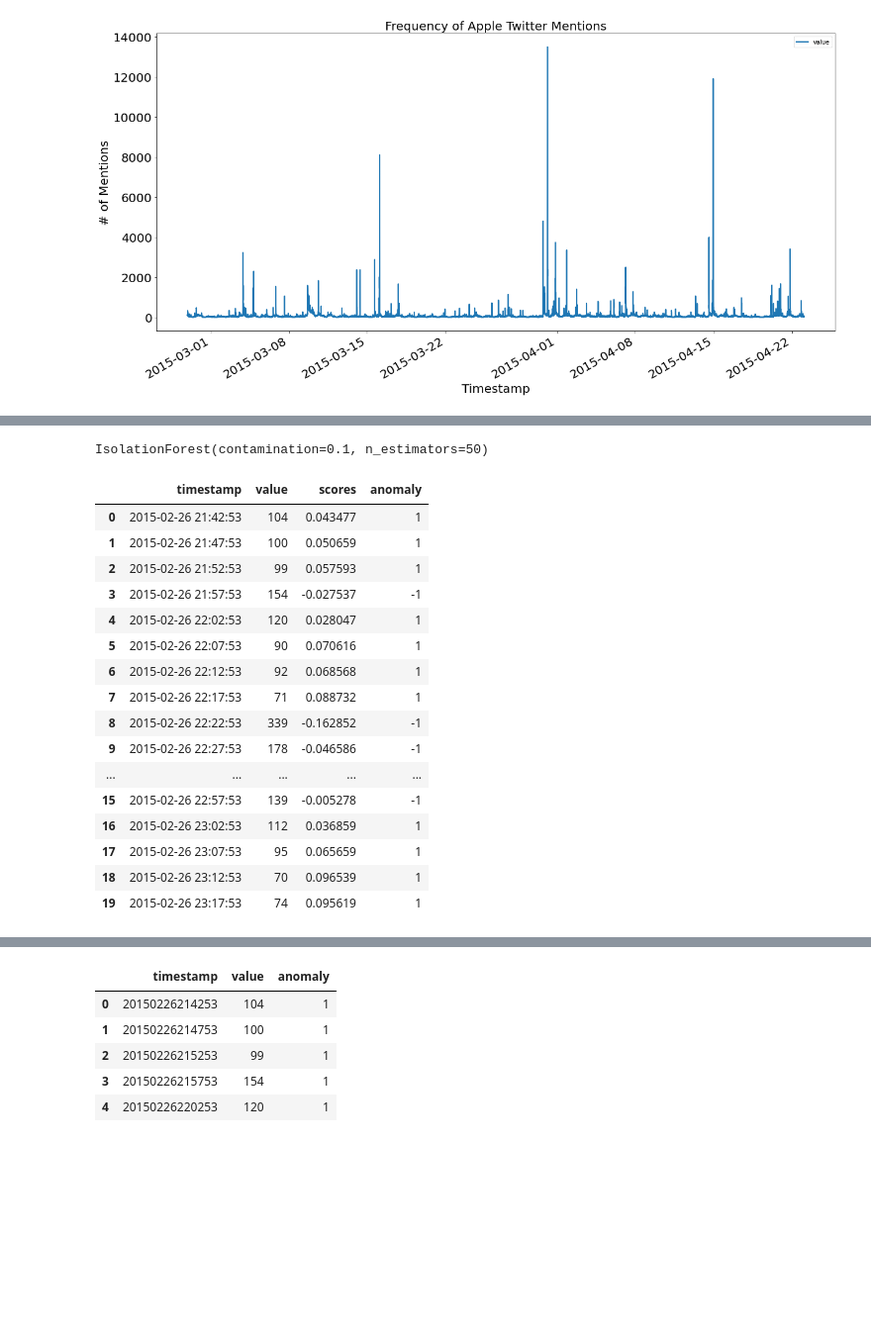
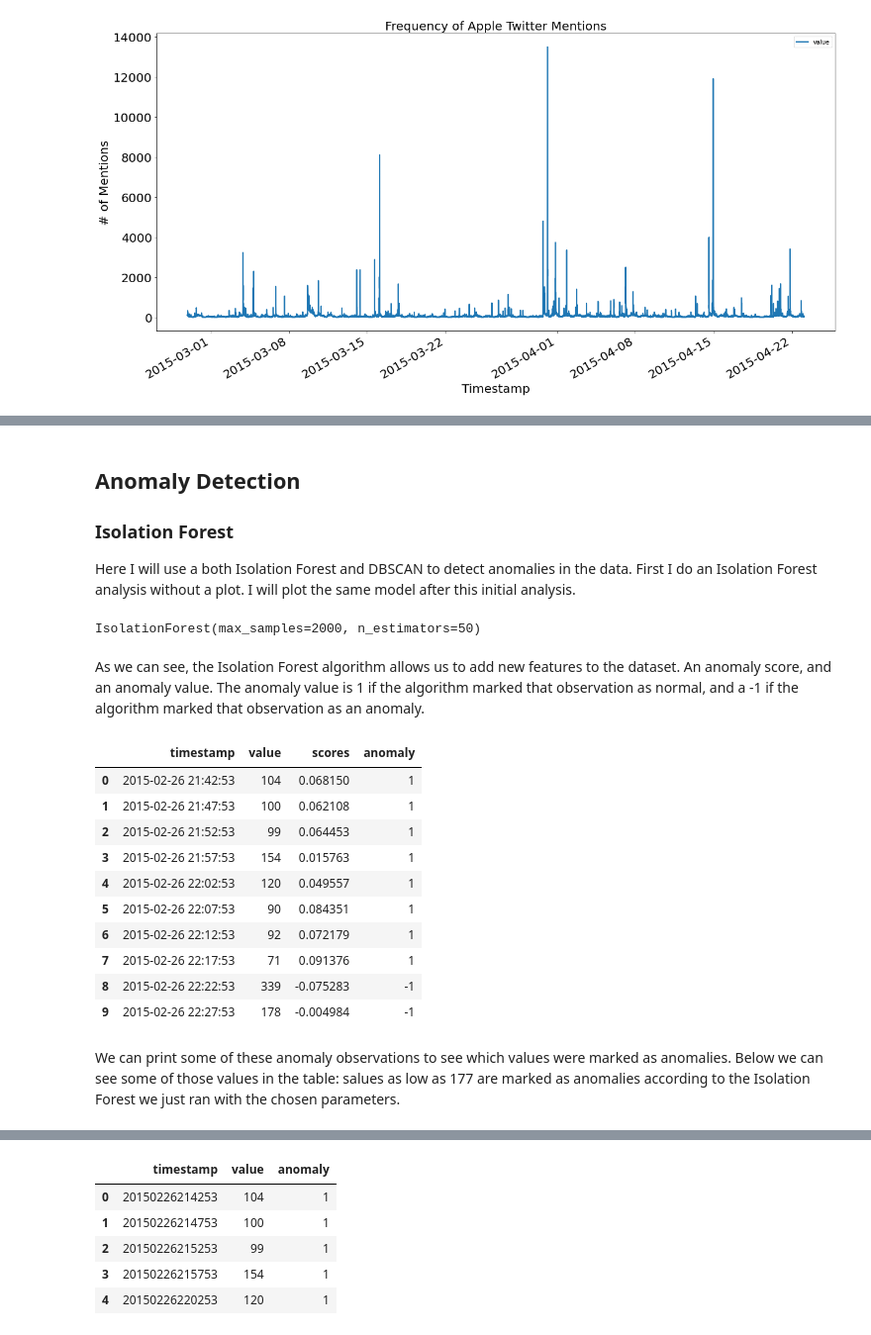
Before and after one commit to anissakhan/731-Project-6-Khan, a Jupyter notebook: Notebooks/731-Project6.ipynb, the cells around one changed output, grey strips where cells are left out. Shown at 99% size. Cells and saved outputs as stored; diff of their text form; code cells hidden in the pictures; blank space fills up the shorter version.

```diff
--- a/Notebooks/731-Project6.ipynb
+++ b/Notebooks/731-Project6.ipynb
@@ -128,2 +93,8 @@ IndexError: index 1 is out of bounds for axis 1 with size 1
+# %% [markdown]
+## Anomaly Detection
+
+### Isolation Forest
+
+Here I will use a both Isolation Forest and DBSCAN to detect anomalies in the data. First I do an Isolation Forest analysis without a plot. I will plot the same model after this initial analysis.
 # %%
 from sklearn.ensemble import IsolationForest
@@ -133,31 +101,28 @@ X_train, X_test = train_test_split(df[['value']], test_size=0.3, random_state=1)
 # %%
-model=IsolationForest(n_estimators=50, max_samples='auto', contamination=float(0.1),max_features=1.0)
+model=IsolationForest(n_estimators=50, max_samples=2000, contamination='auto',max_features=1.0)
 model.fit(df[['value']])
-#model.fit(X_train)
 # %% [output]
-IsolationForest(contamination=0.1, n_estimators=50)
+IsolationForest(max_samples=2000, n_estimators=50)
+# %% [markdown]
+As we can see, the Isolation Forest algorithm allows us to add new features to the dataset. An anomaly score, and an anomaly value. The anomaly value is 1 if the algorithm marked that observation as normal, and a -1 if the algorithm marked that observation as an anomaly.
 # %%
 df['scores']=model.decision_function(df[['value']])
 df['anomaly']=model.predict(df[['value']])
-df.head(20)
+df.head(10)
 # %% [output]
 |  | timestamp | value | scores | anomaly |
-| 0 | 2015-02-26 21:42:53 | 104 | 0.043477 | 1 |
-| 1 | 2015-02-26 21:47:53 | 100 | 0.050659 | 1 |
-| 2 | 2015-02-26 21:52:53 | 99 | 0.057593 | 1 |
-| 3 | 2015-02-26 21:57:53 | 154 | -0.027537 | -1 |
-| 4 | 2015-02-26 22:02:53 | 120 | 0.028047 | 1 |
-| 5 | 2015-02-26 22:07:53 | 90 | 0.070616 | 1 |
-| 6 | 2015-02-26 22:12:53 | 92 | 0.068568 | 1 |
-| 7 | 2015-02-26 22:17:53 | 71 | 0.088732 | 1 |
-| 8 | 2015-02-26 22:22:53 | 339 | -0.162852 | -1 |
-| 9 | 2015-02-26 22:27:53 | 178 | -0.046586 | -1 |
-| ... | ... | ... | ... | ... |
-| 15 | 2015-02-26 22:57:53 | 139 | -0.005278 | -1 |
-| 16 | 2015-02-26 23:02:53 | 112 | 0.036859 | 1 |
-| 17 | 2015-02-26 23:07:53 | 95 | 0.065659 | 1 |
-| 18 | 2015-02-26 23:12:53 | 70 | 0.096539 | 1 |
-| 19 | 2015-02-26 23:17:53 | 74 | 0.095619 | 1 |
+| 0 | 2015-02-26 21:42:53 | 104 | 0.068150 | 1 |
+| 1 | 2015-02-26 21:47:53 | 100 | 0.062108 | 1 |
+| 2 | 2015-02-26 21:52:53 | 99 | 0.064453 | 1 |
+| 3 | 2015-02-26 21:57:53 | 154 | 0.015763 | 1 |
+| 4 | 2015-02-26 22:02:53 | 120 | 0.049557 | 1 |
+| 5 | 2015-02-26 22:07:53 | 90 | 0.084351 | 1 |
+| 6 | 2015-02-26 22:12:53 | 92 | 0.072179 | 1 |
+| 7 | 2015-02-26 22:17:53 | 71 | 0.091376 | 1 |
+| 8 | 2015-02-26 22:22:53 | 339 | -0.075283 | -1 |
+| 9 | 2015-02-26 22:27:53 | 178 | -0.004984 | -1 |
+# %% [markdown]
+We can print some of these anomaly observations to see which values were marked as anomalies. Below we can see some of those values in the table: salues as low as 177 are marked as anomalies according to the Isolation Forest we just ran with the chosen parameters.
 # %%
 anomaly=df.loc[df['anomaly']==-1]
 anomaly_index=list(anomaly.index)
```
Also changed, not shown: parts of 41 cells of this notebook, 2 other files.
